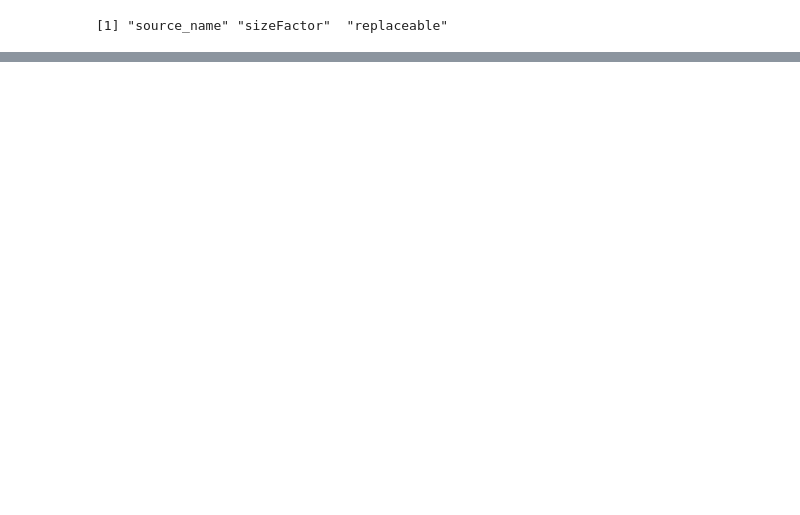
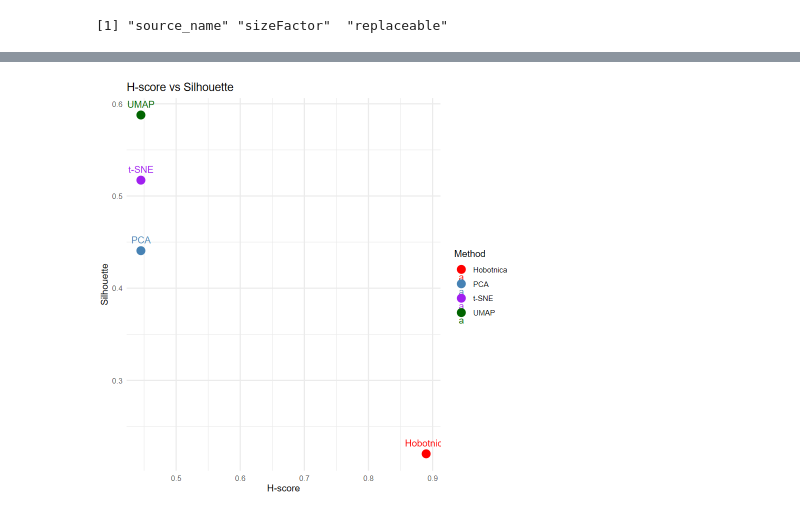
Before and after one commit to Ermi112/powerRobo_Py_project, a Jupyter notebook: R_project/DESeq.ipynb, the cells around one changed output, grey strips where cells are left out. Saved outputs shown, nothing was run; the diff lists cells and outputs as text; code cells hidden in the pictures; blank space fills up the shorter version.

```diff
--- a/R_project/DESeq.ipynb
+++ b/R_project/DESeq.ipynb
@@ -335,0 +406,23 @@ print(score_df)
+# %%
+plot_df <- score_df
+
+plot_df$H_score_plot <- ifelse(is.na(plot_df$H_score),
+                               min(score_df$H_score, na.rm=TRUE) * 0.5,
+                               plot_df$H_score)
+
+plot_df$Silhouette_plot <- ifelse(is.na(plot_df$Silhouette),
+                                  min(score_df$Silhouette, na.rm=TRUE) * 0.5,
+                                  plot_df$Silhouette)
+
+plot_df$ARI_plot <- ifelse(is.na(plot_df$ARI),
+                           min(score_df$ARI, na.rm=TRUE) * 0.5,
+                           plot_df$ARI)
+# %%
+ggplot(plot_df, aes(x = H_score_plot, y = Silhouette_plot, color = Method, label = Method)) +
+  geom_point(size=4) +
+  geom_text(vjust=-1, check_overlap=TRUE) +
+  labs(title="H-score vs Silhouette", x="H-score", y="Silhouette") +
+  theme_minimal() +
+  scale_color_manual(values=c("PCA"="steelblue", "UMAP"="darkgreen", "t-SNE"="purple", "Hobotnica"="red"))
+# %% [output]
+[figure, added]
```
Also changed, not shown: parts of 10 cells of this notebook.
